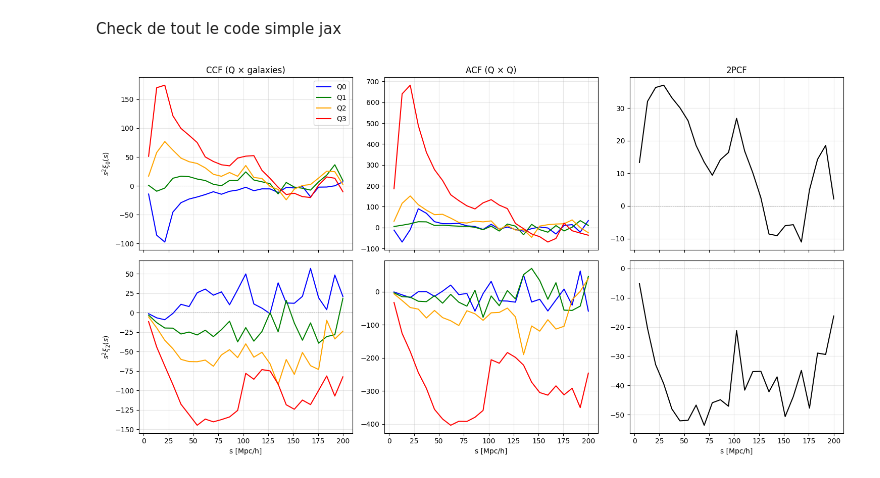
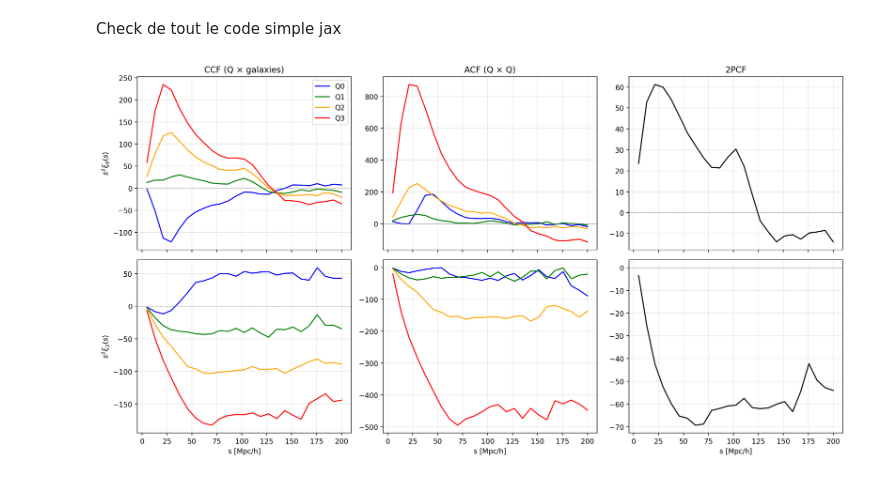
Before and after one commit to Hugoooat/DESI_astra, a Jupyter notebook: nb/check_cosmo.ipynb, the cells around one changed output. Drawn from its saved outputs; the diff is of its cells as text; code cells hidden in the pictures.

```diff
--- a/nb/check_cosmo.ipynb
+++ b/nb/check_cosmo.ipynb
@@ -272,7 +272,7 @@ plt.show()
 # %% [markdown]
  Check de tout le code simple jax
 # %%
-dataset_path = "/global/homes/h/hugon/home/dataset_fcn_nano_3_jax10_1.npz"
+dataset_path = "/global/homes/h/hugon/home/dataset_fcn_nano_3_jax7_10.npz"
 
 data = np.load(dataset_path, allow_pickle=True)
 X = data["X"]
@@ -312,31 +312,31 @@ for col in range(3):
         if col == 0:
             blocks_plot = ccf_blocks
         elif col == 1:
             blocks_plot = acf_blocks
         else:
             blocks_plot = [tpcf_block]
 
         for i, (xi0, xi2, start, mid, end) in enumerate(blocks_plot):
             y_raw = xi0 if row == 0 else xi2
             y = s**2 * y_raw
 
             if col < 2:
                 ax.plot(s, y, color=colors[i], label=f"Q{i}")
             else:
                 ax.plot(s, y, color="black")
 
         if row == 0:
             ax.set_title(titles[col])
         if col == 0:
             ax.set_ylabel(ylabels[row])
         ax.axhline(0, color='gray', lw=0.5, ls='--')
         ax.grid(alpha=0.3)
 
 axes[0, 0].legend()
 for ax in axes[-1]:
     ax.set_xlabel("s [Mpc/h]")
 
 plt.tight_layout()
 plt.show()
 # %% [output]
-[figure, old version]
+[figure, new version]
```
Also changed, not shown: parts of 2 cells of this notebook, 1 other file.
